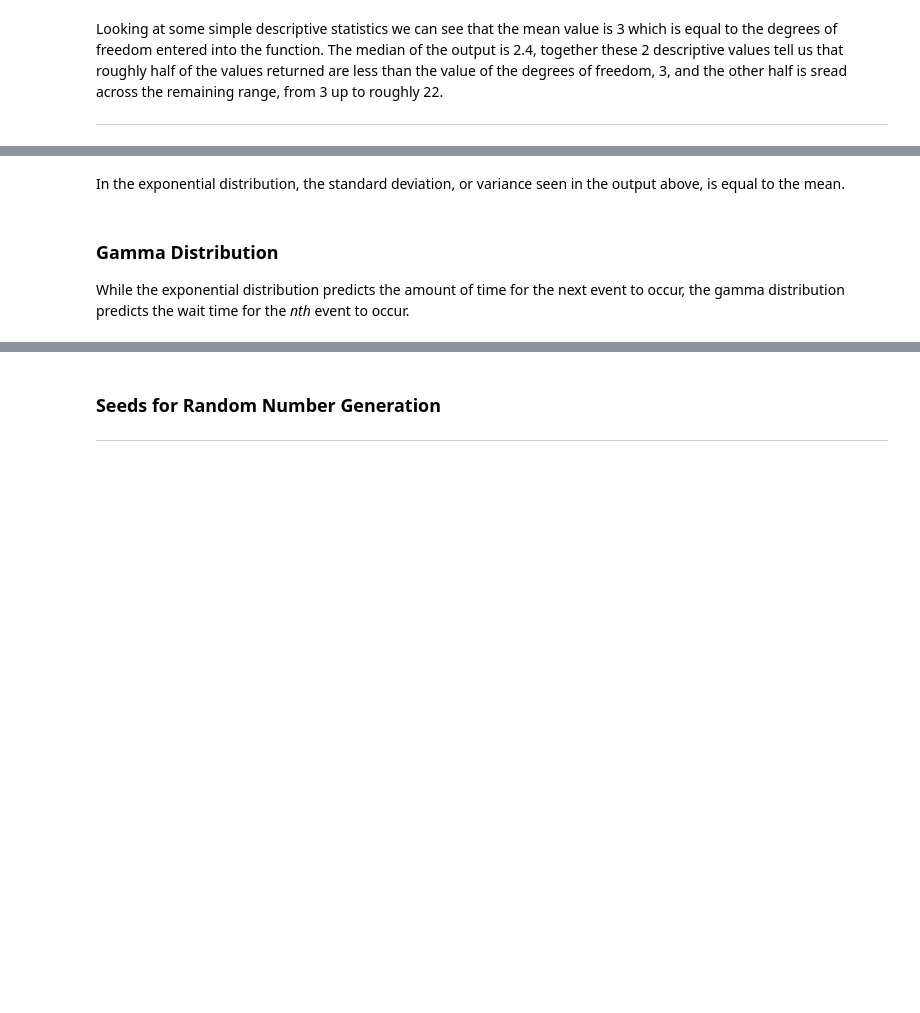
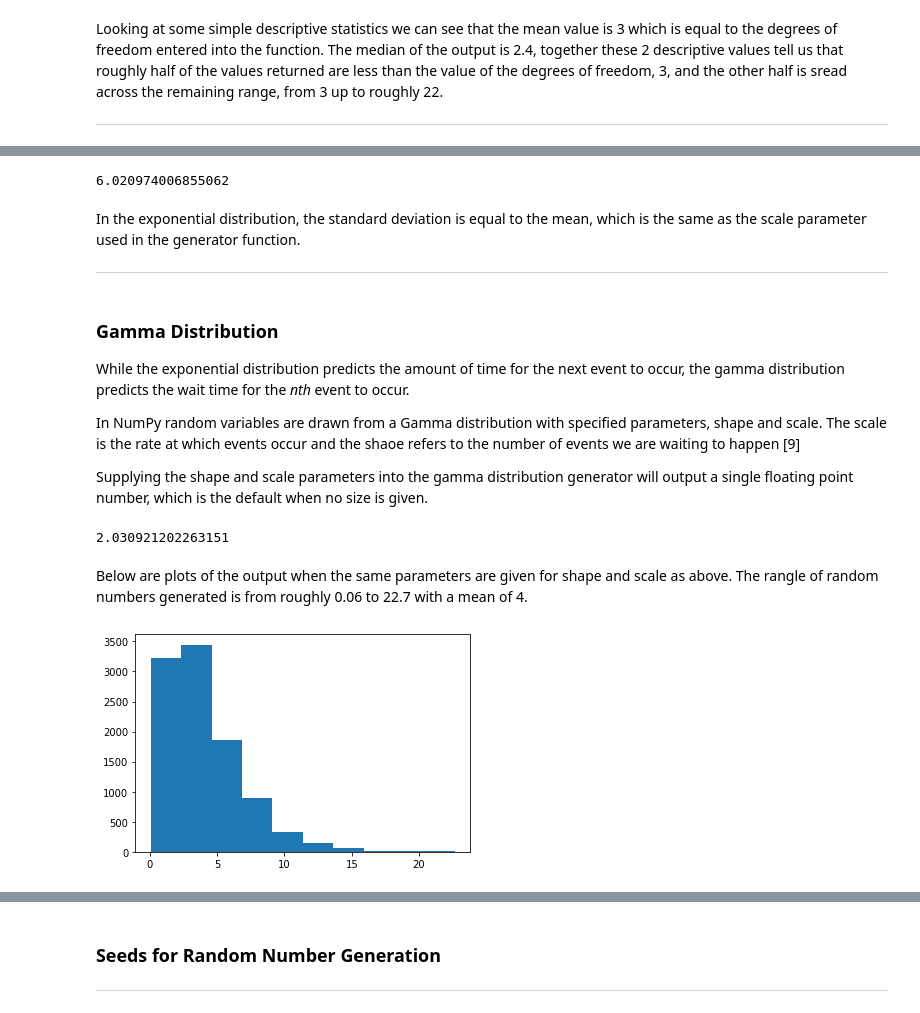
Before and after one commit to hayleydoherty/Programming-for-DA-Assignment, a Jupyter notebook: Assignment.ipynb, the cells around one changed output, grey strips where cells are left out. Cells and saved outputs as stored; diff of their text form; code cells hidden in the pictures; blank space fills up the shorter version.

```diff
--- a/Assignment.ipynb
+++ b/Assignment.ipynb
@@ -554,6 +555,28 @@ DescribeResult(nobs=10000, minmax=(2.8737824854264983e-05, 13.686104047131995),
+# %%
+np.std(x)
+# %% [output]
+6.020974006855062
 # %% [markdown]
-In the exponential distribution, the standard deviation, or variance seen in the output above, is equal to the mean.
+In the exponential distribution, the standard deviation is equal to the mean, which is the same as the scale parameter used in the generator function.
+
+---
 # %% [markdown]
 ### Gamma Distribution
 
 While the exponential distribution predicts the amount of time for the next event to occur, the gamma distribution predicts the wait time for the *nth* event to occur.
+
+In NumPy random variables are drawn from a Gamma distribution with specified parameters, shape and scale. The scale is the rate at which events occur and the shaoe refers to the number of events we are waiting to happen [9]
+
+Supplying the shape and scale parameters into the gamma distribution generator will output a single floating point number, which is the default when no size is given.
+# %%
+rng.gamma(2, 2)
+# %% [output]
+2.030921202263151
+# %% [markdown]
+Below are plots of the output when the same parameters are given for shape and scale as above. The rangle of random numbers generated is from roughly 0.06 to 22.7 with a mean of 4.
+# %%
+x = rng.gamma(2, 2, size=10000)
+plt.hist(x)
+plt.show()
+# %% [output]
+[figure, added]
```
Also changed, not shown: parts of 22 cells of this notebook.
